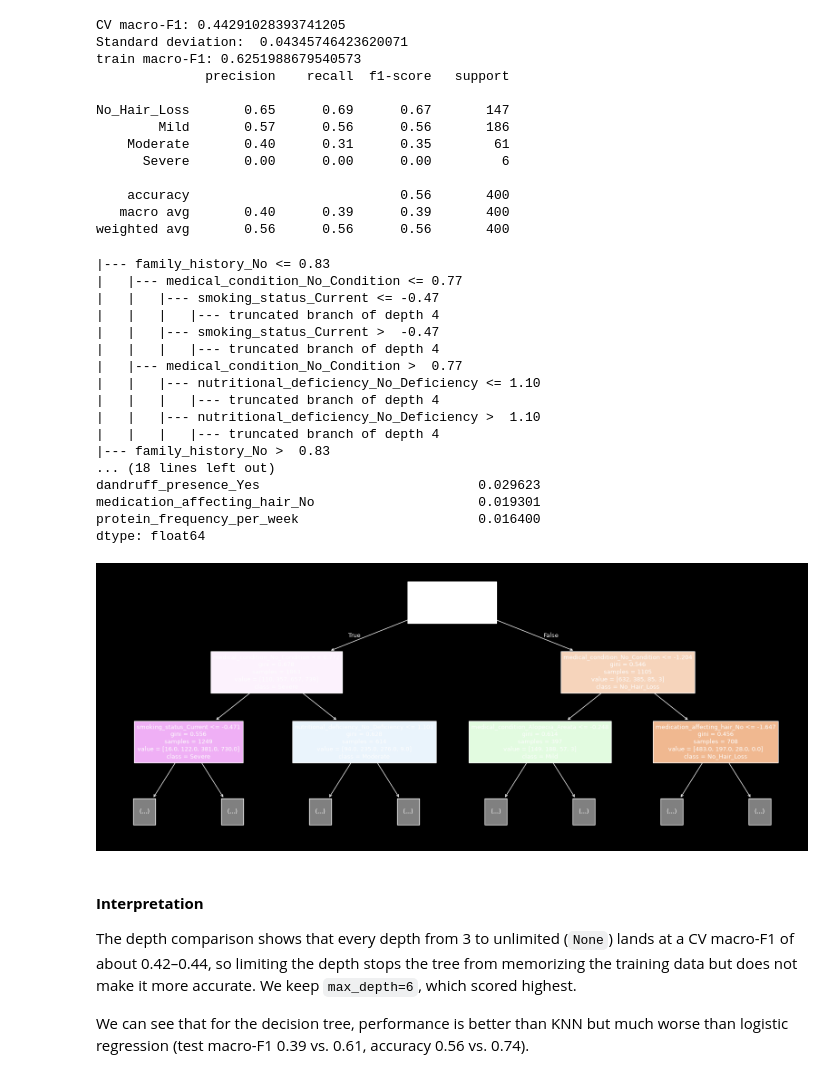
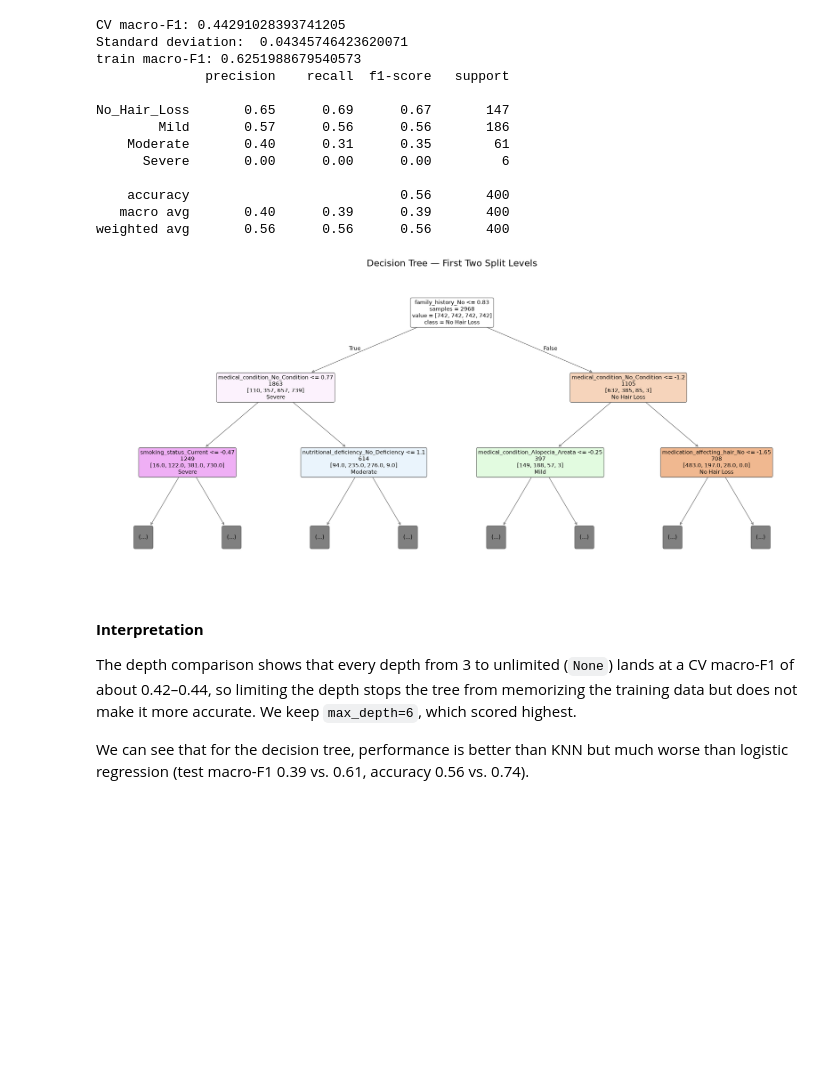
Before and after one commit to JayDbb/Hair-Loss-Classification-Model, a Jupyter notebook: hair_health.ipynb, the cells around one changed output. Saved outputs shown, nothing was run; the diff lists cells and outputs as text; code cells hidden in the pictures; blank space fills up the shorter version.

```diff
--- a/hair_health.ipynb
+++ b/hair_health.ipynb
@@ -600,36 +716,52 @@ No_Hair_Loss       0.65      0.69      0.67       147
    macro avg       0.40      0.39      0.39       400
 weighted avg       0.56      0.56      0.56       400
 # %%
-tree = dt_smote.named_steps["model"]
+import matplotlib.pyplot as plt
+from sklearn.tree import plot_tree
 
-# show first 2 levels of splits of the tree
-print(export_text(tree, feature_names=list(X_train.columns), max_depth=2))
+with plt.style.context("default"):
+    fig, ax = plt.subplots(figsize=(22, 10), facecolor="white")
+    ax.set_facecolor("white")
 
-# top 10 feature importances
-print(pd.Series(tree.feature_importances_, index=X_train.columns).sort_values(ascending=False).head(10))
+    annotations = plot_tree(
+        dt_smote.named_steps["model"],
+        feature_names=list(X_train.columns),
+        class_names=["No Hair Loss", "Mild", "Moderate", "Severe"],
+        max_depth=2,       # Display only; does not change the model
+        filled=True,
+        rounded=True,
+        impurity=False,   # Remove Gini values to reduce clutter
+        label="root",
+        fontsize=12,
+        precision=2,
+        ax=ax
+    )
 
-fig, ax = plt.subplots(figsize=(20, 8))
-plot_tree(tree, feature_names=list(X_train.columns), class_names=["No_Hair_Loss", "Mild", "Moderate", "Severe"], max_depth=2, filled=True, fontsize=9, ax=ax)
-plt.show()
+    # Explicitly set readable text, borders, and connecting arrows.
+    for annotation in annotations:
+        annotation.set_color("black")
+
+        box = annotation.get_bbox_patch()
+        if box is not None:
+            box.set_edgecolor("#555555")
+
+        if annotation.arrow_patch is not None:
+            annotation.arrow_patch.set_color("#555555")
+
+    ax.set_title(
+        "Decision Tree — First Two Split Levels",
+        fontsize=20, color="black", pad=20
+    )
+
+    fig.tight_layout()
+    fig.savefig(
+        "decision_tree_readable.png",
+        dpi=300, bbox_inches="tight",
+        facecolor="white", transparent=False
+    )
+    plt.show()
 # %% [output]
-|--- family_history_No <= 0.83
-|   |--- medical_condition_No_Condition <= 0.77
-|   |   |--- smoking_status_Current <= -0.47
-|   |   |   |--- truncated branch of depth 4
-|   |   |--- smoking_status_Current >  -0.47
-|   |   |   |--- truncated branch of depth 4
-|   |--- medical_condition_No_Condition >  0.77
-|   |   |--- nutritional_deficiency_No_Deficiency <= 1.10
-|   |   |   |--- truncated branch of depth 4
-|   |   |--- nutritional_deficiency_No_Deficiency >  1.10
-|   |   |   |--- truncated branch of depth 4
-|--- family_history_No >  0.83
-... (18 lines left out)
-dandruff_presence_Yes                            0.029623
-medication_affecting_hair_No                     0.019301
-protein_frequency_per_week                       0.016400
-dtype: float64
-[figure, old version]
+[figure, new version]
 # %% [markdown]
 #### **Interpretation**
 
```
Also changed, not shown: parts of 5 cells of this notebook.
